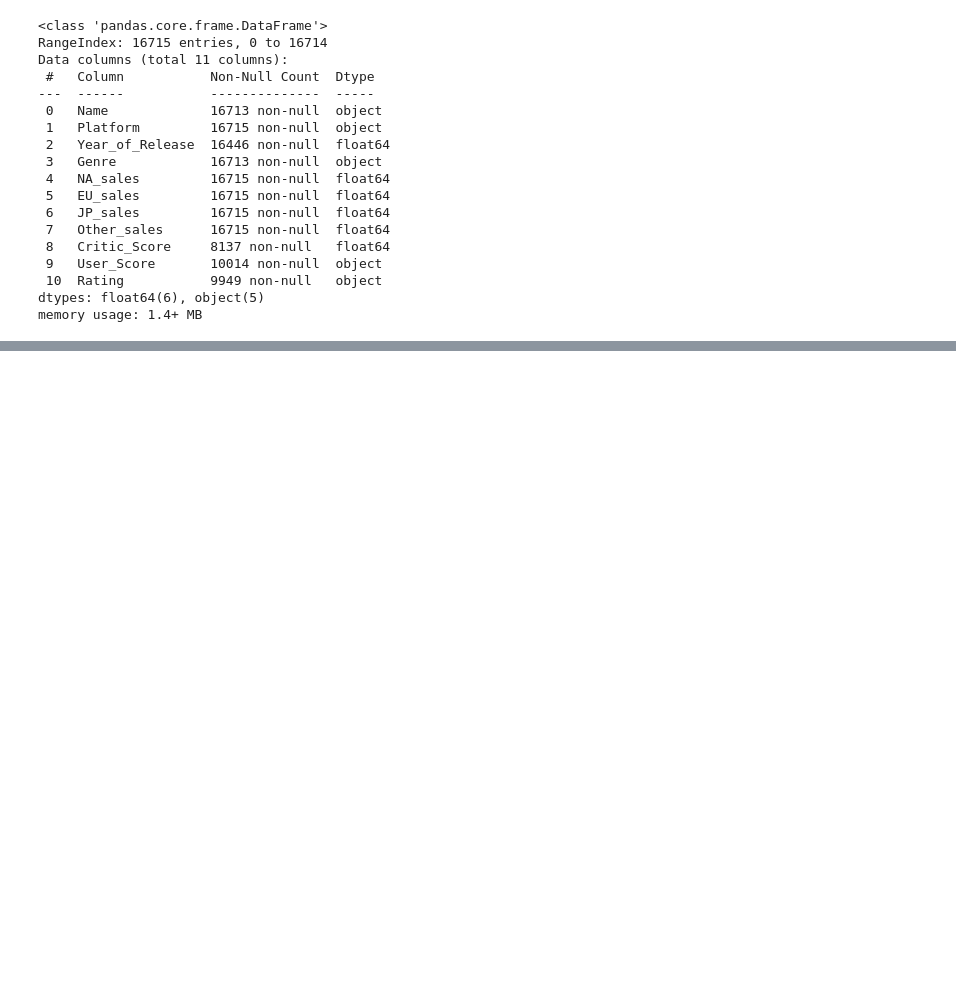
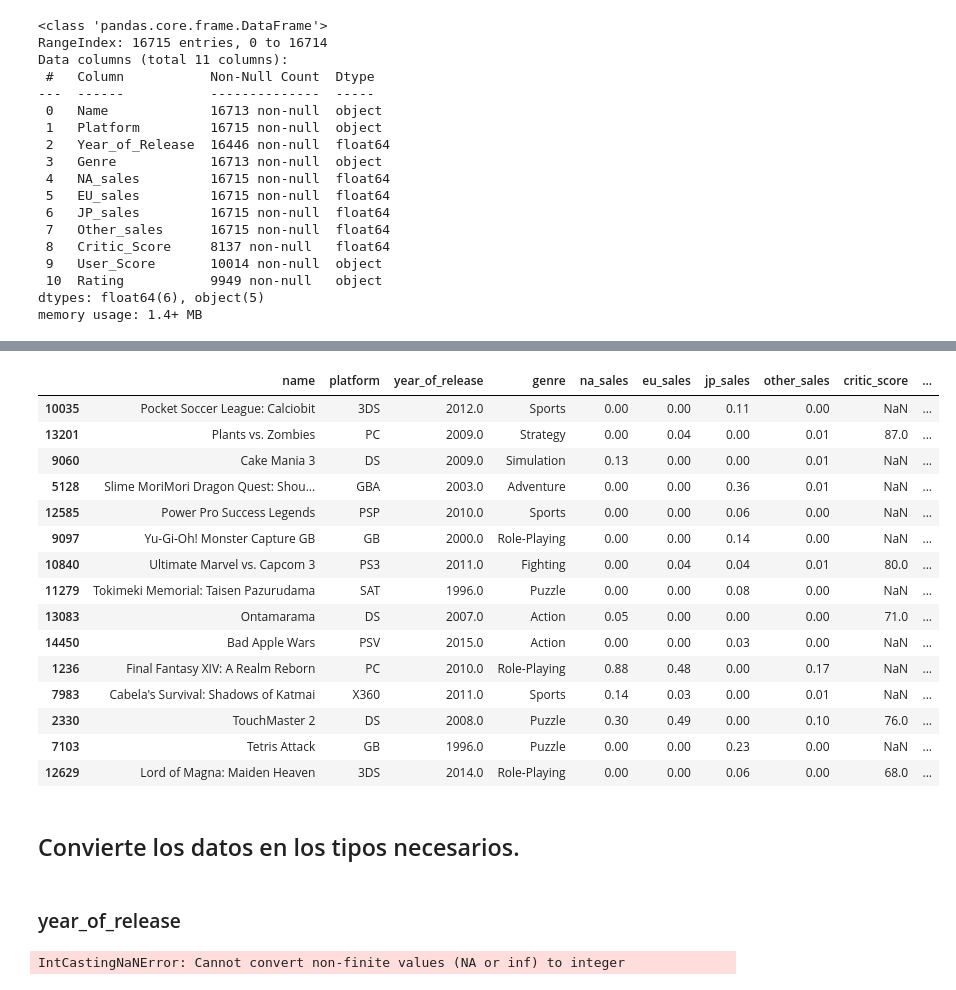
Before and after one commit to Davichobacter/data_science_tt, a Jupyter notebook: sprint_6/notebook.ipynb, the cells around one changed output, grey strips where cells are left out. Saved outputs shown, nothing was run; the diff lists cells and outputs as text; code cells hidden in the pictures; blank space fills up the shorter version.

```diff
--- a/sprint_6/notebook.ipynb
+++ b/sprint_6/notebook.ipynb
@@ -170,3 +96,0 @@ Sum the sales columns to create the total_sales column.
-# %%
-df['total_sales'] = df['na_sales'] + df['eu_sales'] + df['jp_sales'] + df['other_sales']
-display(df.head())
@@ -406,0 +129,3 @@ Passing `palette` without assigning `hue` is deprecated and will be removed in v
+# %%
+df.dropna(subset=['name'], inplace=True)
+df.info()
@@ -406,0 +190,3 @@ Passing `palette` without assigning `hue` is deprecated and will be removed in v
+# %%
+def mode_platform(df, platform):
+  return df[df['platform'] == platform]['year_of_release'].mode()[0]
@@ -406,0 +197,7 @@ Passing `palette` without assigning `hue` is deprecated and will be removed in v
+# %%
+for index, row in df[df['year_of_release'].isna()].iterrows():
+    platform = row['platform']
+    mode_year = mode_platform(df, platform)
+    df.loc[index, 'year_of_release'] = mode_year
+
+df.info()
@@ -406,0 +223,27 @@ Passing `palette` without assigning `hue` is deprecated and will be removed in v
+# %%
+df.sample(15)
+# %% [output]
+|  | name | platform | year_of_release | genre | na_sales | eu_sales | jp_sales | other_sales | critic_score | ... |
+| 10035 | Pocket Soccer League: Calciobit | 3DS | 2012.0 | Sports | 0.00 | 0.00 | 0.11 | 0.00 | NaN | ... |
+| 13201 | Plants vs. Zombies | PC | 2009.0 | Strategy | 0.00 | 0.04 | 0.00 | 0.01 | 87.0 | ... |
+| 9060 | Cake Mania 3 | DS | 2009.0 | Simulation | 0.13 | 0.00 | 0.00 | 0.01 | NaN | ... |
+| 5128 | Slime MoriMori Dragon Quest: Shou... | GBA | 2003.0 | Adventure | 0.00 | 0.00 | 0.36 | 0.01 | NaN | ... |
+| 12585 | Power Pro Success Legends | PSP | 2010.0 | Sports | 0.00 | 0.00 | 0.06 | 0.00 | NaN | ... |
+| 9097 | Yu-Gi-Oh! Monster Capture GB | GB | 2000.0 | Role-Playing | 0.00 | 0.00 | 0.14 | 0.00 | NaN | ... |
+| 10840 | Ultimate Marvel vs. Capcom 3 | PS3 | 2011.0 | Fighting | 0.00 | 0.04 | 0.04 | 0.01 | 80.0 | ... |
+| 11279 | Tokimeki Memorial: Taisen Pazurudama | SAT | 1996.0 | Puzzle | 0.00 | 0.00 | 0.08 | 0.00 | NaN | ... |
+| 13083 | Ontamarama | DS | 2007.0 | Action | 0.05 | 0.00 | 0.00 | 0.00 | 71.0 | ... |
+| 14450 | Bad Apple Wars | PSV | 2015.0 | Action | 0.00 | 0.00 | 0.03 | 0.00 | NaN | ... |
+| 1236 | Final Fantasy XIV: A Realm Reborn | PC | 2010.0 | Role-Playing | 0.88 | 0.48 | 0.00 | 0.17 | NaN | ... |
+| 7983 | Cabela's Survival: Shadows of Katmai | X360 | 2011.0 | Sports | 0.14 | 0.03 | 0.00 | 0.01 | NaN | ... |
+| 2330 | TouchMaster 2 | DS | 2008.0 | Puzzle | 0.30 | 0.49 | 0.00 | 0.10 | 76.0 | ... |
+| 7103 | Tetris Attack | GB | 1996.0 | Puzzle | 0.00 | 0.00 | 0.23 | 0.00 | NaN | ... |
+| 12629 | Lord of Magna: Maiden Heaven | 3DS | 2014.0 | Role-Playing | 0.00 | 0.00 | 0.06 | 0.00 | 68.0 | ... |
+# %% [markdown]
+## Convierte los datos en los tipos necesarios.
+# %% [markdown]
+### year_of_release
+# %%
+df['year_of_release'] = df['year_of_release'].astype(int)
+# %% [output]
+IntCastingNaNError: Cannot convert non-finite values (NA or inf) to integer
```
Also changed, not shown: parts of 60 cells of this notebook.
